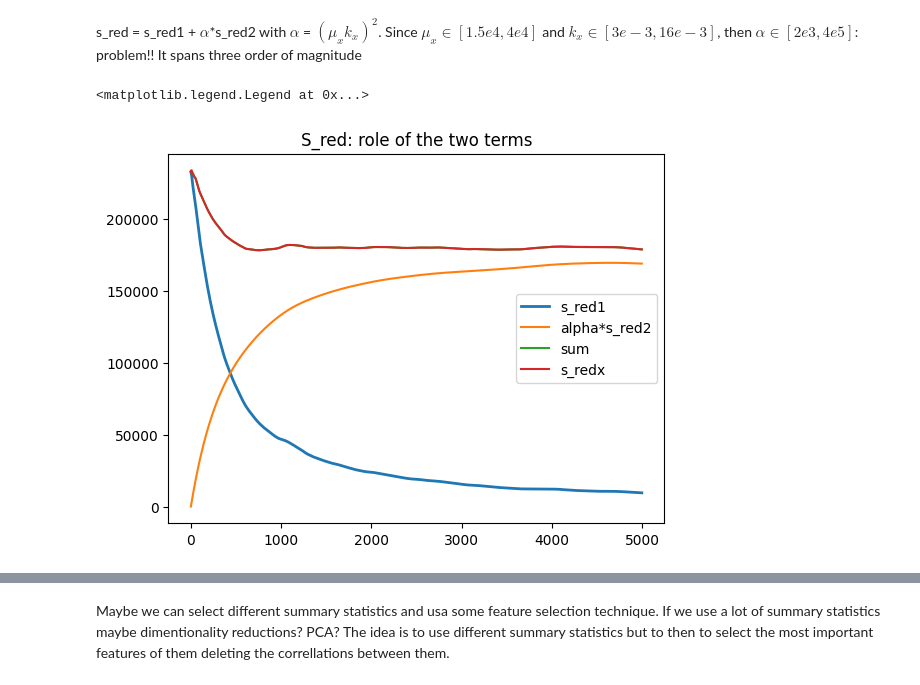
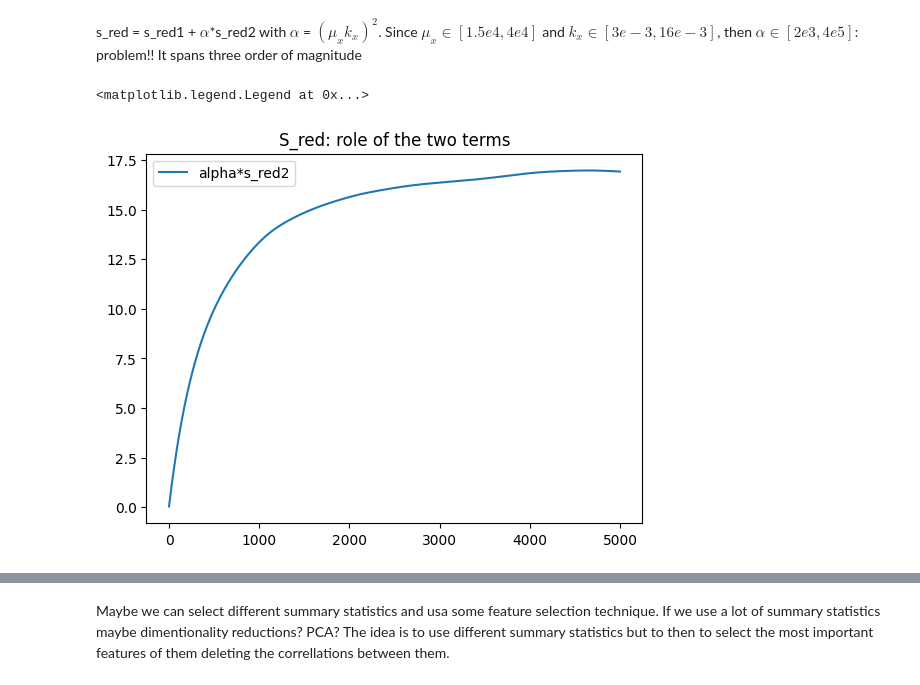
Before and after one commit to jacopocarotenuto/SBI_RedBloodCells, a Jupyter notebook: results.ipynb, the cells around one changed output, grey strips where cells are left out. Saved outputs shown, nothing was run; the diff lists cells and outputs as text; code cells hidden in the pictures.

```diff
--- a/results.ipynb
+++ b/results.ipynb
@@ -39,3 +39,6 @@ sampling_delta_time_steps = int64(DeltaT/dt) # Number of steps between samples
 t = linspace(0., TotalT,sampled_point_amount) # Time array
 # %% [markdown]
 Chose the time characteristics of the input signal (total time, sample rate, numbero of simulations) and transform them into points info
+# %%
+theta = np.ones((n_sim, 5))
+theta[0]
@@ -92,7 +118,7 @@ for i, file in enumerate(files):
     # Get the summary statistics
     for j in range(len(x_trace)):
         summary_stats = compute_summary_statistics(x_trace[j])
-        s_j = select_summary_statistics(summary_stats, ["Cxx", "s_redx", "psdx"])
+        s_j = select_summary_statistics(summary_stats, ["Cxx", "s_redx", "psdx", "hermite"])
         if i == 0 and j == 0:
             s = s_j
             print(s.shape)
@@ -110,15 +161,15 @@ s_red = s_red1 + $\alpha$\*s_red2   with $\alpha$ = $(\mu_x k_x)^2$. Since $\mu_
 # %%
 plt.title("S_red: role of the two terms")
 #plt.xlim(0, 1000)
-plt.plot(summary_stats["s_red1"], label="s_red1", lw=2)
+#plt.plot(summary_stats["s_red1"], label="s_red1", lw=2)
 alpha = 1e4
-plt.plot(summary_stats["s_red2"], label="alpha*s_red2")
-plt.plot(summary_stats["s_red1"] + summary_stats["s_red2"], label="sum")
-plt.plot(summary_stats["s_redx"], label="s_redx")
+plt.plot(summary_stats["s_red2"]/alpha, label="alpha*s_red2")
+#plt.plot(summary_stats["s_red1"] + summary_stats["s_red2"], label="sum")
+#plt.plot(summary_stats["s_redx"], label="s_redx")
 plt.legend()
 # %% [output]
 <matplotlib.legend.Legend at 0x...>
-[figure, old version]
+[figure, new version]
 # %%
 theta_torch = theta.to(torch.float32)
 s = s.to(torch.float32)
```
Also changed, not shown: parts of 21 cells of this notebook, 3 other files.
